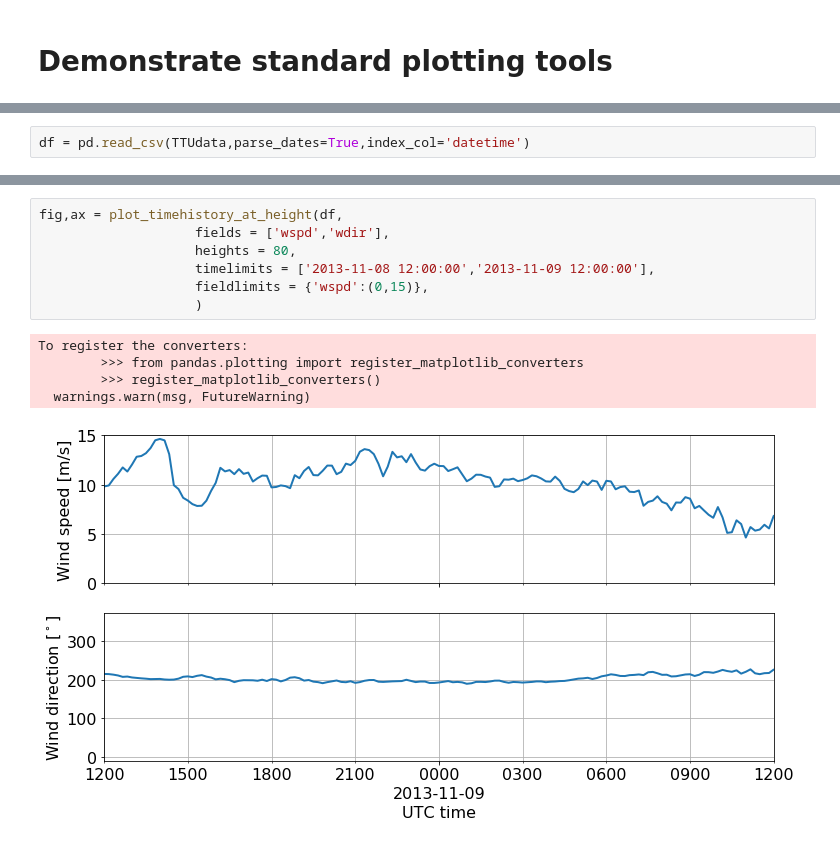
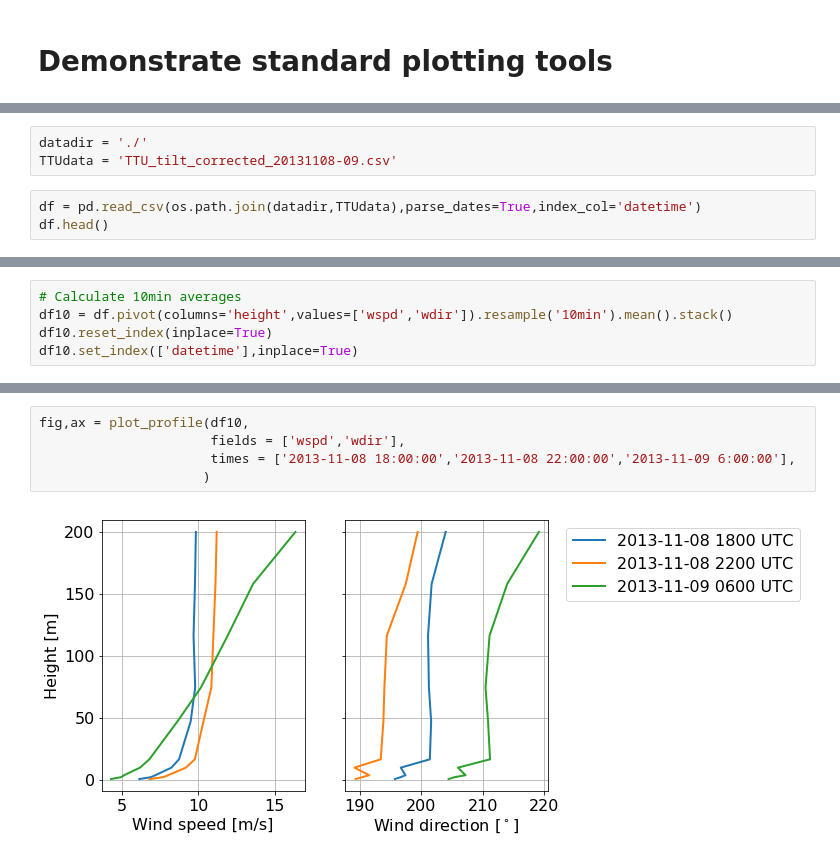
Before and after one commit to a2e-mmc/mmctools, a Jupyter notebook: example_plotting.ipynb, the cells around one changed output, grey strips where cells are left out. Drawn from its saved outputs; the diff is of its cells as text.

```diff
--- a/example_plotting.ipynb
+++ b/example_plotting.ipynb
@@ -28,2 +28,6 @@ TTUdata = '/projects/mmc/SWIFTRegion/8Nov2013/TTU_20131108_10min.csv'
+# %%
+datadir = './'
+TTUdata = 'TTU_tilt_corrected_20131108-09.csv'
 # %%
-df = pd.read_csv(TTUdata,parse_dates=True,index_col='datetime')
+df = pd.read_csv(os.path.join(datadir,TTUdata),parse_dates=True,index_col='datetime')
+df.head()
@@ -42,0 +48,5 @@ df.head()
+# %%
+# Calculate 10min averages
+df10 = df.pivot(columns='height',values=['wspd','wdir']).resample('10min').mean().stack()
+df10.reset_index(inplace=True)
+df10.set_index(['datetime'],inplace=True)
@@ -43,13 +68,7 @@ df.head()
 # %%
-fig,ax = plot_timehistory_at_height(df,
-                    fields = ['wspd','wdir'],
-                    heights = 80,
-                    timelimits = ['2013-11-08 12:00:00','2013-11-09 12:00:00'],
-                    fieldlimits = {'wspd':(0,15)},
-                    )
+fig,ax = plot_profile(df10,
+                      fields = ['wspd','wdir'],
+                      times = ['2013-11-08 18:00:00','2013-11-08 22:00:00','2013-11-09 6:00:00'],
+                     )
 # %% [output]
-To register the converters:
-        >>> from pandas.plotting import register_matplotlib_converters
-        >>> register_matplotlib_converters()
-  warnings.warn(msg, FutureWarning)
-[figure, old version]
+[figure, new version]
```
Also changed, not shown: parts of 27 cells of this notebook.
